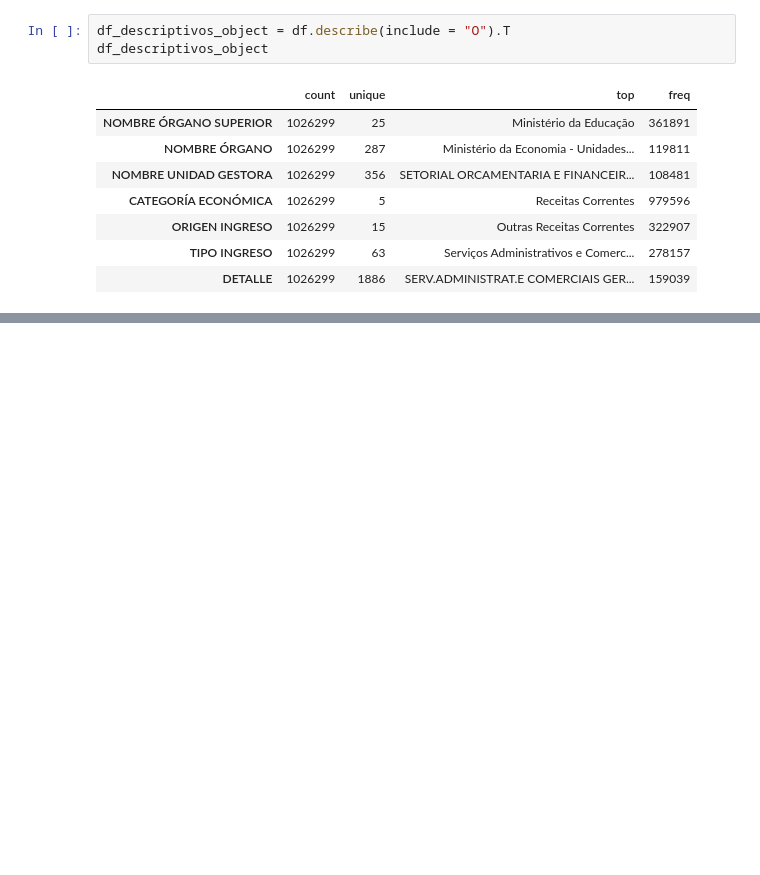
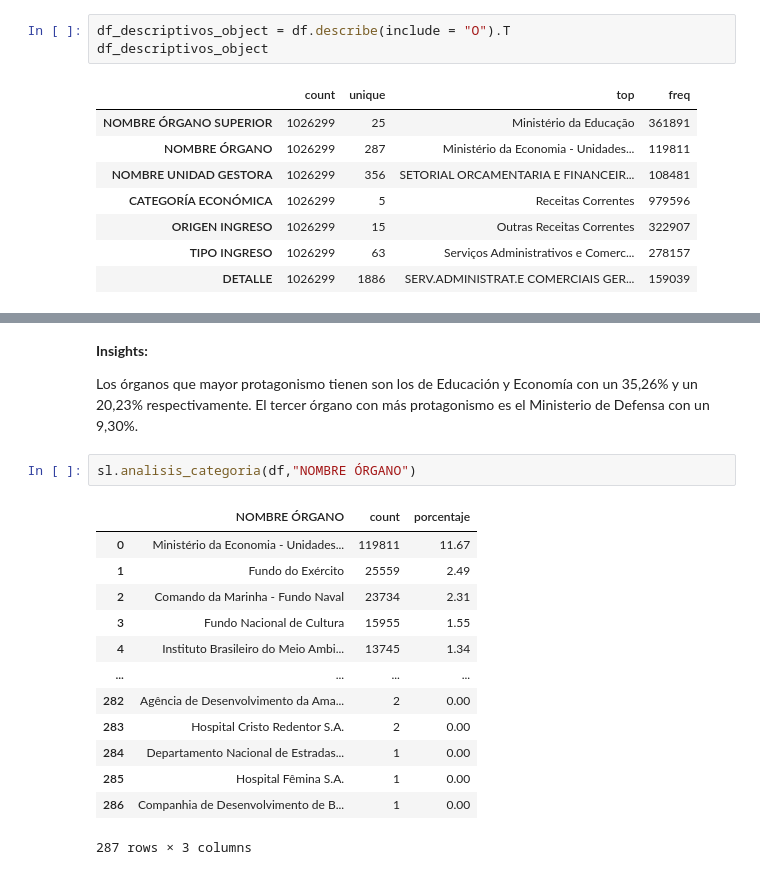
Before and after one commit to Gonzalo8julian/11.Proyecto2_EDA-Ingresos-Publicos-Brasil, a Jupyter notebook: 3.PROYECTO2_EDA.ipynb, the cells around one changed output, grey strips where cells are left out. Cells and saved outputs as stored; diff of their text form; blank space fills up the shorter version.

```diff
--- a/3.PROYECTO2_EDA.ipynb
+++ b/3.PROYECTO2_EDA.ipynb
@@ -172,0 +199,20 @@ La homogeneidad en Over18 sugiere poca utilidad analítica en esa variable, mien
+# %% [markdown]
+**Insights:**
+
+Los órganos que mayor protagonismo tienen son los de Educación y Economía con un 35,26% y un 20,23% respectivamente. El tercer órgano con más protagonismo es el Ministerio de Defensa con un 9,30%.
+# %%
+sl.analisis_categoria(df,"NOMBRE ÓRGANO")
+# %% [output]
+|  | NOMBRE ÓRGANO | count | porcentaje |
+| 0 | Ministério da Economia - Unidades... | 119811 | 11.67 |
+| 1 | Fundo do Exército | 25559 | 2.49 |
+| 2 | Comando da Marinha - Fundo Naval | 23734 | 2.31 |
+| 3 | Fundo Nacional de Cultura | 15955 | 1.55 |
+| 4 | Instituto Brasileiro do Meio Ambi... | 13745 | 1.34 |
+| ... | ... | ... | ... |
+| 282 | Agência de Desenvolvimento da Ama... | 2 | 0.00 |
+| 283 | Hospital Cristo Redentor S.A. | 2 | 0.00 |
+| 284 | Departamento Nacional de Estradas... | 1 | 0.00 |
+| 285 | Hospital Fêmina S.A. | 1 | 0.00 |
+| 286 | Companhia de Desenvolvimento de B... | 1 | 0.00 |
+287 rows × 3 columns
```
Also changed, not shown: parts of 24 cells of this notebook, 3 other files.
